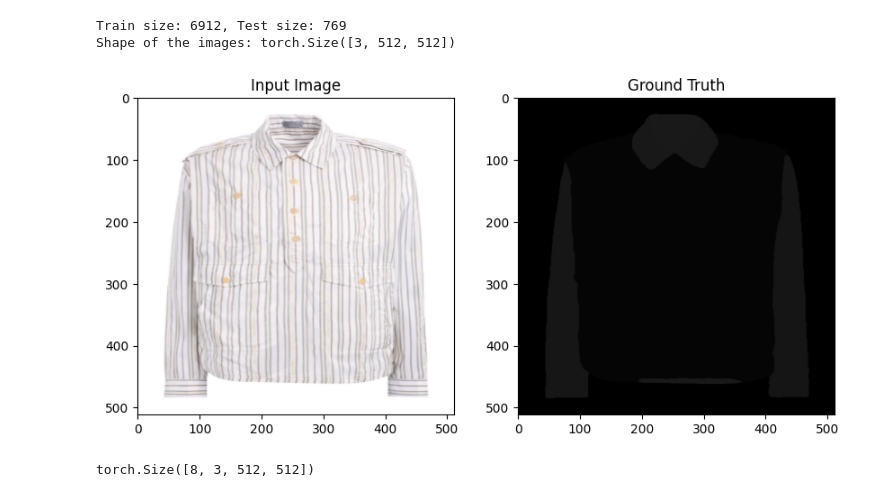
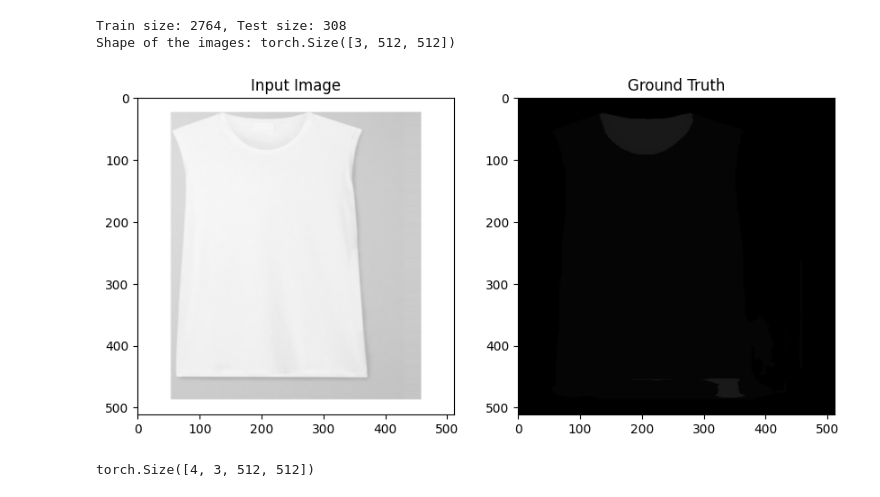
Before and after one commit to brianestadimas/SegmAIParserClothes, a Jupyter notebook: 1_Model_UNet_Train.ipynb, the cells around one changed output. Drawn from its saved outputs; the diff is of its cells as text; code cells hidden in the pictures.

```diff
--- a/1_Model_UNet_Train.ipynb
+++ b/1_Model_UNet_Train.ipynb
@@ -28,10 +28,10 @@ To enable the following instructions: AVX2 AVX512F AVX512_VNNI FMA, in other ope
 # We can adjust the learning_rate here to improve the model performance, scheduler is used to reduce the learning rate at specific epochs
 # The batch size can be adjusted based on the available memory
 # If apply_augmentations is set to True, the model will apply augmentations to the images to improve the model performance
-load_saved_model = True
+load_saved_model = False
 apply_augmentations = True
 training_epoch = 400
-batch_size = 8
+batch_size = 4
 learning_rate = 0.00001
 momentum = 0.9
 weight_decay = 0.00005
@@ -76,7 +76,7 @@ gt_folder = "dataset/upper/cloth_align_parse-bytedance"
 full_set = Fashion_Data(train_folder, gt_folder)
 
 # We want to validate model using fraction dataset (how many percent parts of the dataset will be used)
-fraction_size = 0.5
+fraction_size = 0.2
 # Calculate sizes
 full_dataset_size = len(full_set)
 subset_size = int(fraction_size * full_dataset_size)  # Total size of the subset to use
@@ -88,35 +88,35 @@ subset_indices = torch.randperm(full_dataset_size)[:subset_size].tolist()
 subset = Subset(full_set, subset_indices)
 
 # Now, calculate train and test sizes for the subset
 train_size = int(0.9 * len(subset))  # 90% of the subset size
 test_size = len(subset) - train_size  # The rest for testing
 
 # Split the subset into train and test
 train_dataset, test_dataset = random_split(subset, [train_size, test_size], generator=torch.Generator().manual_seed(42))
 
 
 dataloader_train = DataLoader(train_dataset, batch_size=batch_size, shuffle=True, num_workers=8, pin_memory=True)
 dataloader_test = DataLoader(test_dataset, batch_size=batch_size, shuffle=True, num_workers=8, pin_memory=True)
 
 print(f'Train size: {len(train_dataset)}, Test size: {len(test_dataset)}')
 
 # Get the example image from the train dataset
 first_image_train, first_image_gt = train_dataset[10]
 print(f'Shape of the images: {first_image_train.shape}')
 
 # Plot the first image side by side
 fig, axes = plt.subplots(1, 2, figsize=(10, 5))
 axes[0].imshow(first_image_train.permute(1, 2, 0))
 axes[0].set_title('Input Image')
 axes[1].imshow(first_image_gt.permute(1, 2, 0))
 axes[1].set_title('Ground Truth')
 
 
 plt.show()
 # %% [output]
-Train size: 6912, Test size: 769
+Train size: 2764, Test size: 308
 Shape of the images: torch.Size([3, 512, 512])
-[figure, old version]
+[figure, new version]
 # %%
 # The diagram is provided to understand the architecture
 from architecture.unet_blocks import DoubleConv, Down, Up, OutConv
@@ -165,6 +165,6 @@ test_data = data[0]
 output_test = model(test_data.to(device))
 print(output_test.shape)
 # %% [output]
-torch.Size([8, 3, 512, 512])
+torch.Size([4, 3, 512, 512])
 # %%
 from tqdm import tqdm
```
Also changed, not shown: parts of 3 cells of this notebook, 2 other files.
